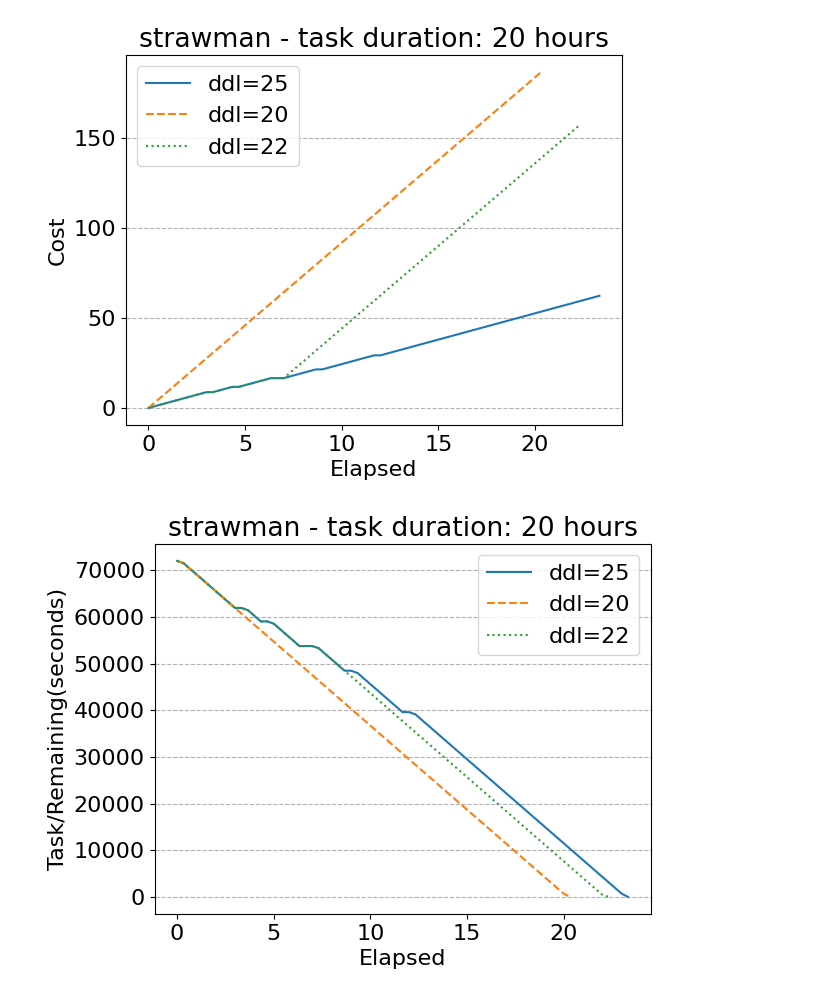
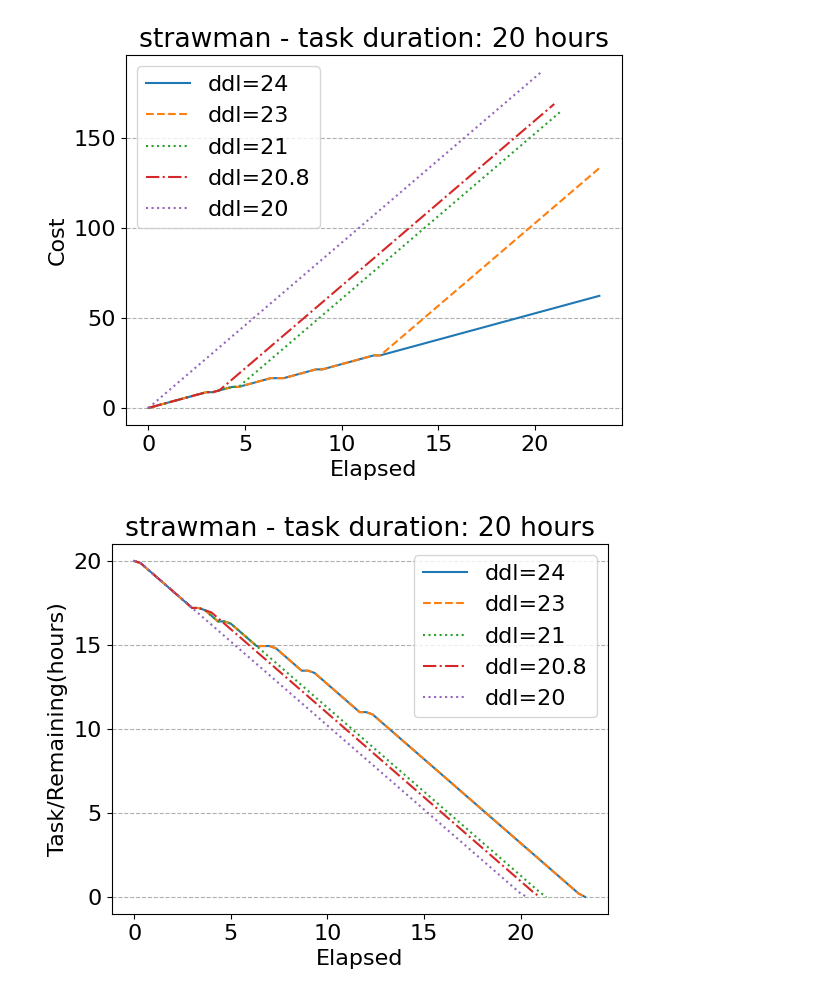
Before and after one commit to Michaelvll/skypilot-spot-strategy, a Jupyter notebook: scripts/plot.ipynb, the cells around one changed output. Saved outputs shown, nothing was run; the diff lists cells and outputs as text; code cells hidden in the pictures.

Commit message:
Add some figures

```diff
--- a/scripts/plot.ipynb
+++ b/scripts/plot.ipynb
@@ -22,12 +13,40 @@ PLOT_RUNS = [
+# %%
+entity, project = "michaelvll", "sky-spot"  # set to your entity and project
+runs = api.runs(entity + "/" + project)
+
+TAGS = ['baseline']
+DDLs = {20, 20.8, 21, 23, 24}
+filters = {
+    'env_metadata': lambda x: x['name'] == 'trace' and 'trace_file' in x and '/1.json' in x['trace_file'],
+    'strategy_metadata': lambda x: x['name'] == 'strawman',
+    'task_duration_hours': lambda x: x == 20,
+    'deadline_hours': lambda x: x in DDLs,
+}
+
+
+def filter_run(run):
+    return all([f(run.config[k]) for k, f in filters.items()])
+
+run_dfs = []
+new_runs = []
+for run in runs:
+    for tag in TAGS:
+        if tag not in run.tags:
+            break
+    else:
+        # all tags found
+        df = run.history()
+        df['Task/Remaining(hours)'] = df['Task/Remaining(seconds)'] / 3600
+        if filter_run(run):
+            run_dfs.append((run, df))
+
+run_dfs = sorted(run_dfs, key=lambda x: x[0].config['deadline_hours'], reverse=True)
 # %%
-LINE_STYLES = ['-', '--', ':', '-.']
+LINE_STYLES = ['-', '--', ':', '-.', ':']
 def plot_y(y_name='ClusterType', is_step_plot=True):
     fig, ax = plt.subplots()
     strategy, task_duration = None, None
-    for i, run in enumerate(runs):
-        if run.name not in PLOT_RUNS:
-            continue
-        df = run.history()
+    for i, (run, df) in enumerate(run_dfs):
         if strategy is None:
             strategy = run.config['strategy']
             task_duration = run.config['task_duration_hours']
@@ -53,10 +86,10 @@ ax, strategy, task_duration = plot_y(y_name='Cost', is_step_plot=False)
 ax.set_title(f'{strategy} - task duration: {task_duration} hours')
 ax.grid(True, which='major', axis='y', linestyle='--')
 # %% [output]
-[figure, old version]
+[figure, new version]
 # %%
-ax, strategy, task_duration = plot_y(y_name='Task/Remaining(seconds)', is_step_plot=False)
+ax, strategy, task_duration = plot_y(y_name='Task/Remaining(hours)', is_step_plot=False)
 ax.set_title(f'{strategy} - task duration: {task_duration} hours')
 ax.grid(True, which='major', axis='y', linestyle='--')
 # %% [output]
-[figure, old version]
+[figure, new version]
```
Also changed, not shown: parts of 5 cells of this notebook, 5 other files.
